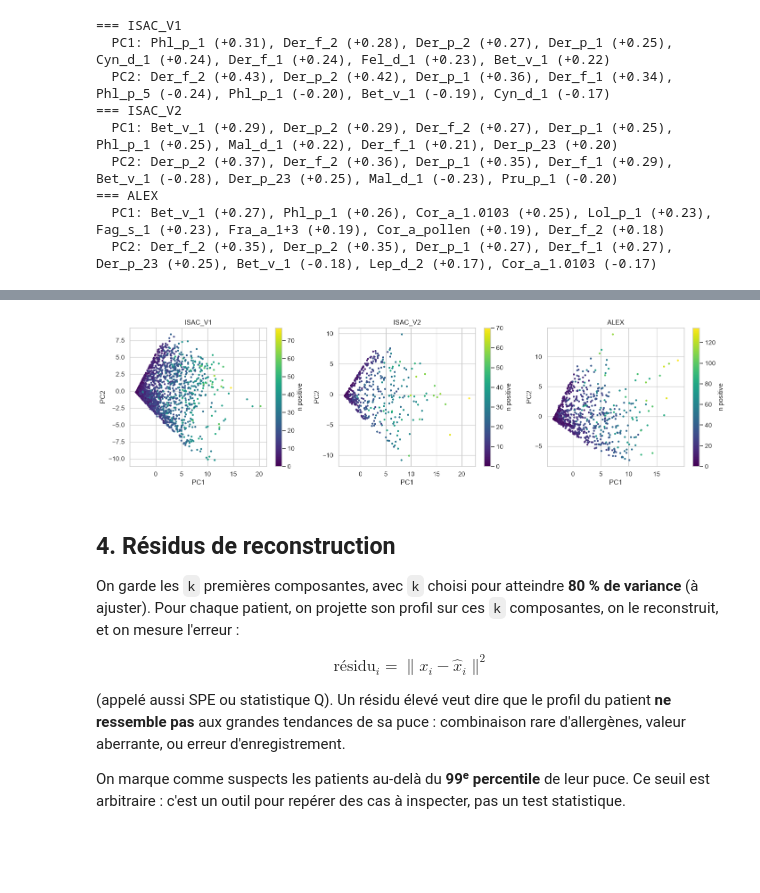
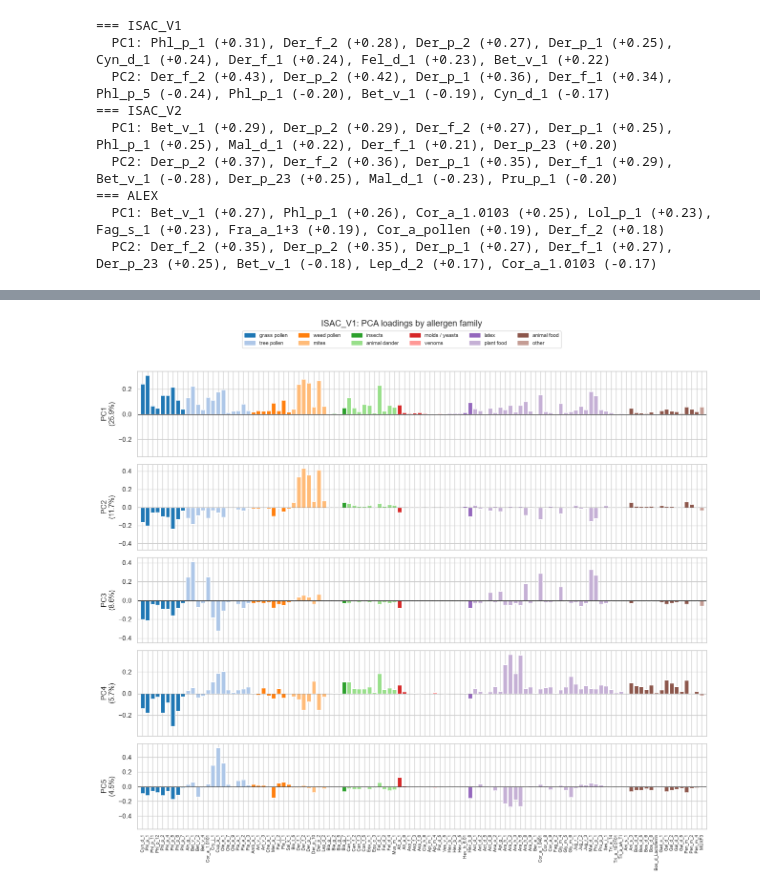
Before and after one commit to lucastabary/Allergen-Chip-Challenge, a Jupyter notebook: notebooks/02_lt_pca_by_chip.ipynb, the cells around one changed output, grey strips where cells are left out. Drawn from its saved outputs; the diff is of its cells as text; code cells hidden in the pictures; blank space fills up the shorter version.

```diff
--- a/notebooks/02_lt_pca_by_chip.ipynb
+++ b/notebooks/02_lt_pca_by_chip.ipynb
@@ -120,25 +128,37 @@ Projection des patients sur le premier plan factoriel, colorée par le nombre d'
 # %%
-fig, axes = plt.subplots(1, 3, figsize=(16, 4.5))
-for ax, chip in zip(axes, CHIPS):
-    scores = pcas[chip].transform(X[chip])
-    n_pos = (np.expm1(X[chip]) >= 0.3).sum(axis=1)
-    sc = ax.scatter(scores[:, 0], scores[:, 1], c=n_pos, cmap="viridis", s=6)
-    ax.set_title(chip)
-    ax.set_xlabel("PC1")
-    ax.set_ylabel("PC2")
-    fig.colorbar(sc, ax=ax, label="n positive")
-plt.tight_layout()
-plt.show()
+from matplotlib.patches import Patch
+
+from acc.allergens import FAMILIES, family_of, sort_by_family
+
+FAMILY_COLORS = dict(zip(FAMILIES, sns.color_palette("tab20", len(FAMILIES))))
+N_PCS = 5
+
+
+def plot_loadings(chip, n_pcs=N_PCS):
+    cols = sort_by_family(list(X[chip].columns))
+    loadings = pd.DataFrame(pcas[chip].components_[:n_pcs].T, index=X[chip].columns).loc[cols]
+    colors = [FAMILY_COLORS[family_of(c)] for c in cols]
+    var = pcas[chip].explained_variance_ratio_
+
+    fig, axes = plt.subplots(n_pcs, 1, figsize=(max(14, 0.13 * len(cols)), 2.6 * n_pcs), sharex=True)
+    for pc, ax in enumerate(axes):
+        values = loadings[pc]
+        ax.bar(range(len(cols)), values, color=colors, width=0.85)
+        ax.axhline(0, color="black", lw=0.6)
+        lim = 1.1 * values.abs().max()
+        ax.set_ylim(-lim, lim)
+        ax.set_ylabel(f"PC{pc + 1}\n({100 * var[pc]:.1f}%)")
+    axes[-1].set_xticks(range(len(cols)))
+    axes[-1].set_xticklabels(cols, rotation=90, fontsize=7)
+    axes[-1].set_xlim(-1, len(cols))
+    present = [f for f in FAMILIES if any(family_of(c) == f for c in cols)]
+    fig.legend(handles=[Patch(color=FAMILY_COLORS[f], label=f) for f in present],
+               ncol=6, loc="upper center", bbox_to_anchor=(0.5, 0.985), fontsize=9)
+    fig.suptitle(f"{chip}: PCA loadings by allergen family", y=1.0)
+    plt.tight_layout(rect=(0, 0, 1, 0.95))
+    plt.show()
-# %% [output]
-[figure, removed]
-# %% [markdown]
-## 4. Résidus de reconstruction
-
-On garde les `k` premières composantes, avec `k` choisi pour atteindre **80 % de variance** (à ajuster). Pour chaque patient, on projette son profil sur ces `k` composantes, on le reconstruit, et on mesure l'erreur :
-
-$$\text{résidu}_i = \lVert x_i - \hat{x}_i \rVert^2$$
-
-(appelé aussi SPE ou statistique Q). Un résidu élevé veut dire que le profil du patient **ne ressemble pas** aux grandes tendances de sa puce : combinaison rare d'allergènes, valeur aberrante, ou erreur d'enregistrement.
-
-On marque comme suspects les patients au-delà du **99ᵉ percentile** de leur puce. Ce seuil est arbitraire : c'est un outil pour repérer des cas à inspecter, pas un test statistique.
+# %%
+plot_loadings("ISAC_V1")
+# %% [output]
+[figure, added]
 # %%
```
Also changed, not shown: parts of 18 cells of this notebook, 4 other files.
